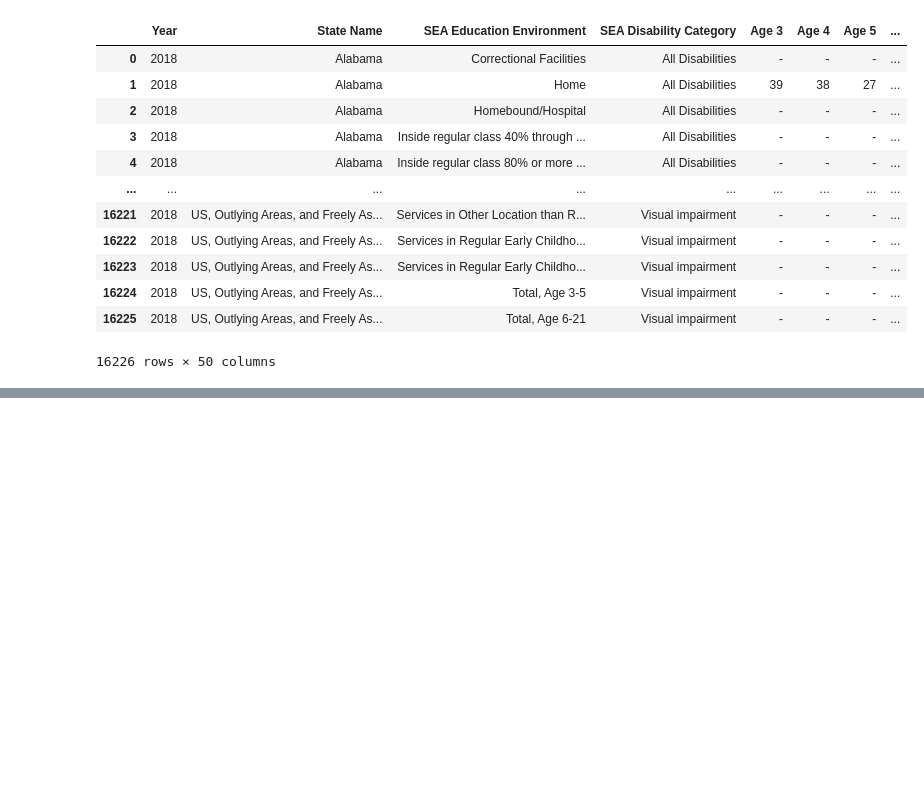
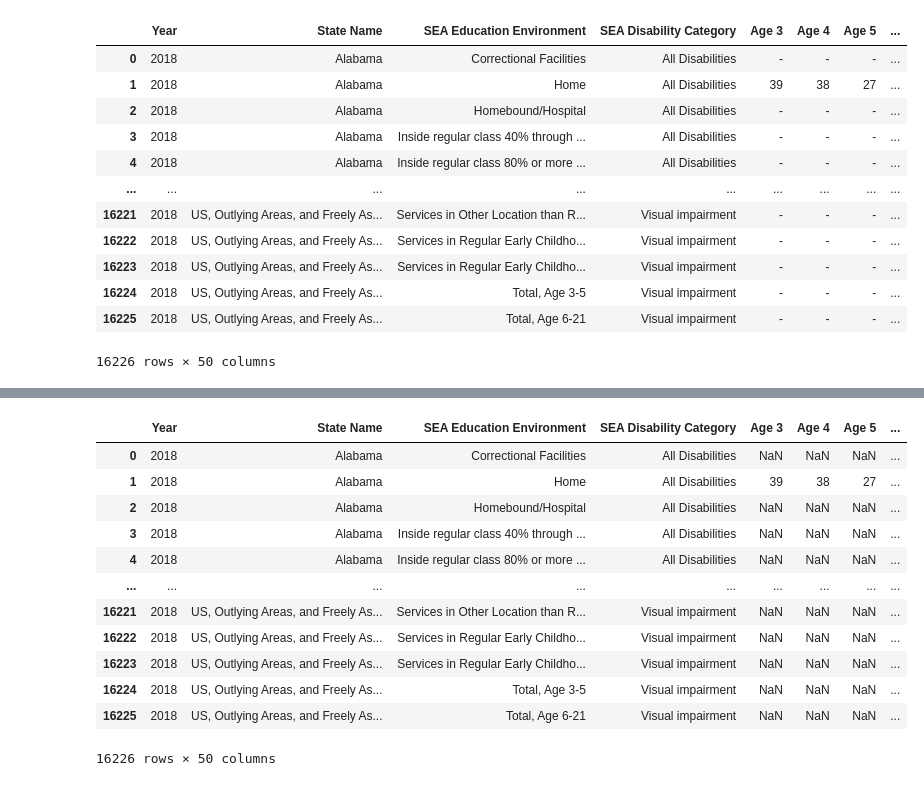
Before and after one commit to Socjon/Special_Ed_Data_Visualizations, a Jupyter notebook: PartB_ChildCount_Environ.ipynb, the cells around one changed output, grey strips where cells are left out. Drawn from its saved outputs; the diff is of its cells as text; code cells hidden in the pictures; blank space fills up the shorter version.

```diff
--- a/PartB_ChildCount_Environ.ipynb
+++ b/PartB_ChildCount_Environ.ipynb
@@ -20,0 +43,16 @@ cc
+# %%
+cc.replace('-', np.nan)
+# %% [output]
+|  | Year | State Name | SEA Education Environment | SEA Disability Category | Age 3 | Age 4 | Age 5 | ... |
+| 0 | 2018 | Alabama | Correctional Facilities | All Disabilities | NaN | NaN | NaN | ... |
+| 1 | 2018 | Alabama | Home | All Disabilities | 39 | 38 | 27 | ... |
+| 2 | 2018 | Alabama | Homebound/Hospital | All Disabilities | NaN | NaN | NaN | ... |
+| 3 | 2018 | Alabama | Inside regular class 40% through ... | All Disabilities | NaN | NaN | NaN | ... |
+| 4 | 2018 | Alabama | Inside regular class 80% or more ... | All Disabilities | NaN | NaN | NaN | ... |
+| ... | ... | ... | ... | ... | ... | ... | ... | ... |
+| 16221 | 2018 | US, Outlying Areas, and Freely As... | Services in Other Location than R... | Visual impairment | NaN | NaN | NaN | ... |
+| 16222 | 2018 | US, Outlying Areas, and Freely As... | Services in Regular Early Childho... | Visual impairment | NaN | NaN | NaN | ... |
+| 16223 | 2018 | US, Outlying Areas, and Freely As... | Services in Regular Early Childho... | Visual impairment | NaN | NaN | NaN | ... |
+| 16224 | 2018 | US, Outlying Areas, and Freely As... | Total, Age 3-5 | Visual impairment | NaN | NaN | NaN | ... |
+| 16225 | 2018 | US, Outlying Areas, and Freely As... | Total, Age 6-21 | Visual impairment | NaN | NaN | NaN | ... |
+16226 rows × 50 columns
```
Also changed, not shown: parts of 8 cells of this notebook.
